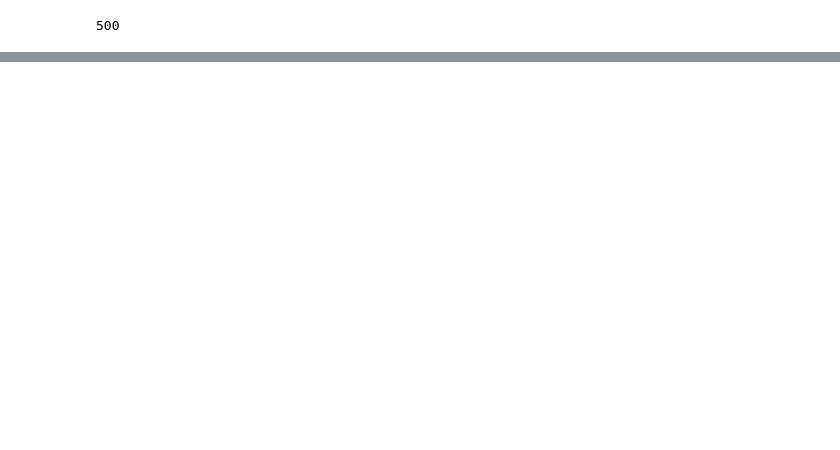
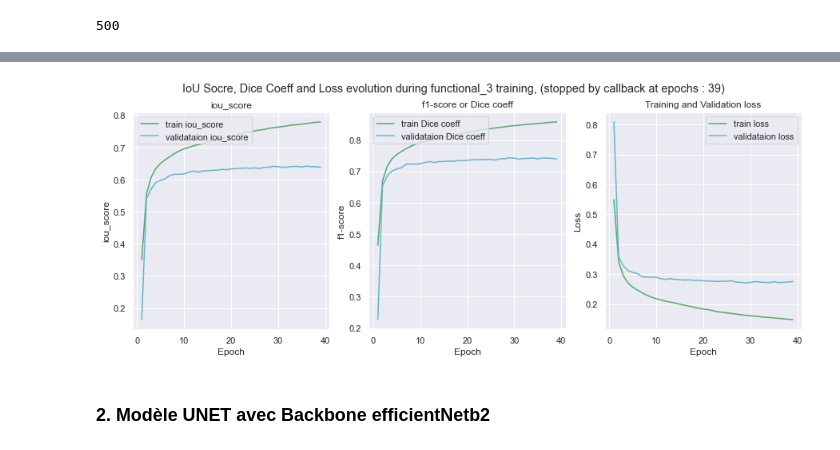
Before and after one commit to blanchonnicolas/IA_VoitureAutonome, a Jupyter notebook: Model_UNET.ipynb, the cells around one changed output, grey strips where cells are left out. Drawn from its saved outputs; the diff is of its cells as text; code cells hidden in the pictures; blank space fills up the shorter version.

```diff
--- a/Model_UNET.ipynb
+++ b/Model_UNET.ipynb
@@ -557,2 +614,14 @@ Nous évaluerons également l'apport de l'[augmentation d'images](https://albume
 # %%
-plot_history(history,scoring=["mean_iou","loss"],log_scale=[False,True])
+# Define Metrics
+metrics = [sm.metrics.FScore(), sm.metrics.IOUScore()] #Métriques = Choix final = Mesures de 2 métriques
+# Define Loss function
+loss_function = (0.5 * sm.losses.CategoricalFocalLoss()) + sm.losses.DiceLoss()
+# Define optimizer
+learning_rate = 1e-4 #Nous reduisons le LR, afin d'éviter le surapprentissage, et les instabilité de la Loss
+optim = keras.optimizers.Adam(learning_rate)
+# %%
+# callbacks that will be used during training
+earlystopper = EarlyStopping(patience=10, verbose=1, mode = 'auto')
+checkpoint = ModelCheckpoint(filepath = './Models/checkpoints/weights.h5', verbose=True, save_best_only=True, monitor='val_iou_score', mode='max')
+reduce_lr = ReduceLROnPlateau(factor=0.1, cooldown= 10, patience=10, verbose=1, min_lr=1e-6)
+n_epochs = 50
@@ -558,0 +630,9 @@ plot_history(history,scoring=["mean_iou","loss"],log_scale=[False,True])
+# %%
+# Define model
+BACKBONE = 'resnet34'
+preprocess_input = sm.get_preprocessing(BACKBONE)
+model_unet_resnet = sm.Unet(BACKBONE, classes=8, activation='softmax', encoder_weights='imagenet') #input_shape=(None, None, 8)
+# compile the model
+model_unet_resnet.compile(optimizer=optim, loss=loss_function, metrics=metrics)
+# display the model summary
+model_unet_resnet.summary()
@@ -558,0 +657,13 @@ plot_history(history,scoring=["mean_iou","loss"],log_scale=[False,True])
+# %%
+#Train model
+results = model_unet_resnet.fit(
+                        train_generators,
+                        validation_data = val_generators,
+                        validation_steps = (len(clean_df.loc[clean_df['Phase'] == 'val']) // batch_size), #
+                        steps_per_epoch = (len(clean_df.loc[clean_df['Phase'] == 'train']) // batch_size), #
+                        epochs = n_epochs,
+                        workers=4,
+                        verbose = 1,
+                        #use_multiprocessing=True,
+                        callbacks = [checkpoint, reduce_lr, earlystopper], #, reduce_lr
+                        )
@@ -558,0 +691,6 @@ plot_history(history,scoring=["mean_iou","loss"],log_scale=[False,True])
+# %%
+display_learning_curves_iou_dice(model_unet_resnet.history, model_unet_resnet.name) #measures iou and dice over epochs
+# %% [output]
+[figure, added]
+# %% [markdown]
+### 2. Modèle UNET avec Backbone efficientNetb2
```
Also changed, not shown: parts of 72 cells of this notebook, 2 other files.
